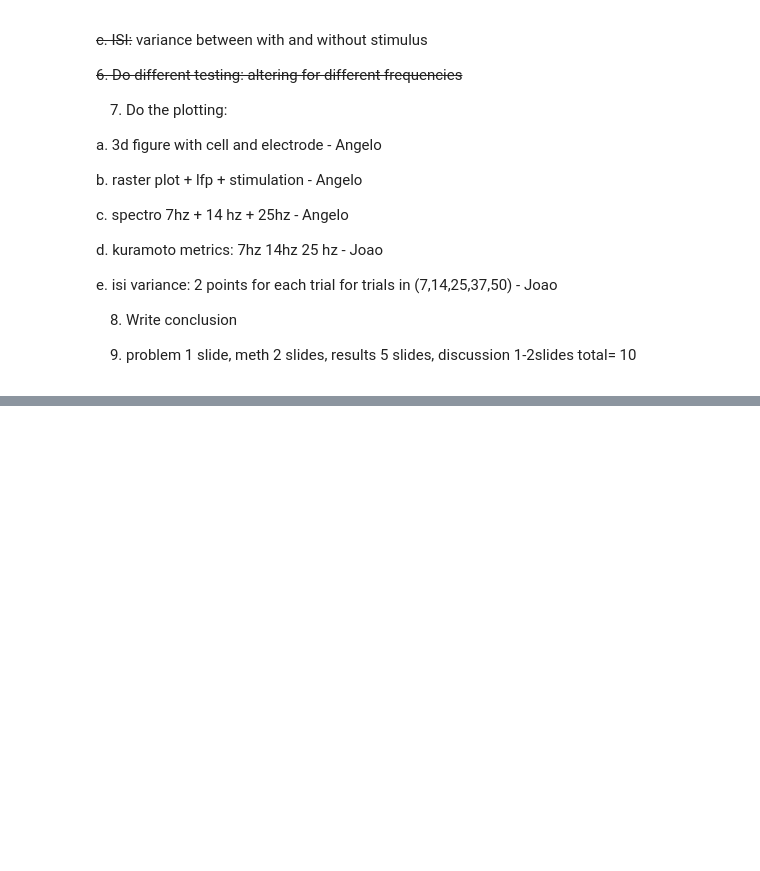
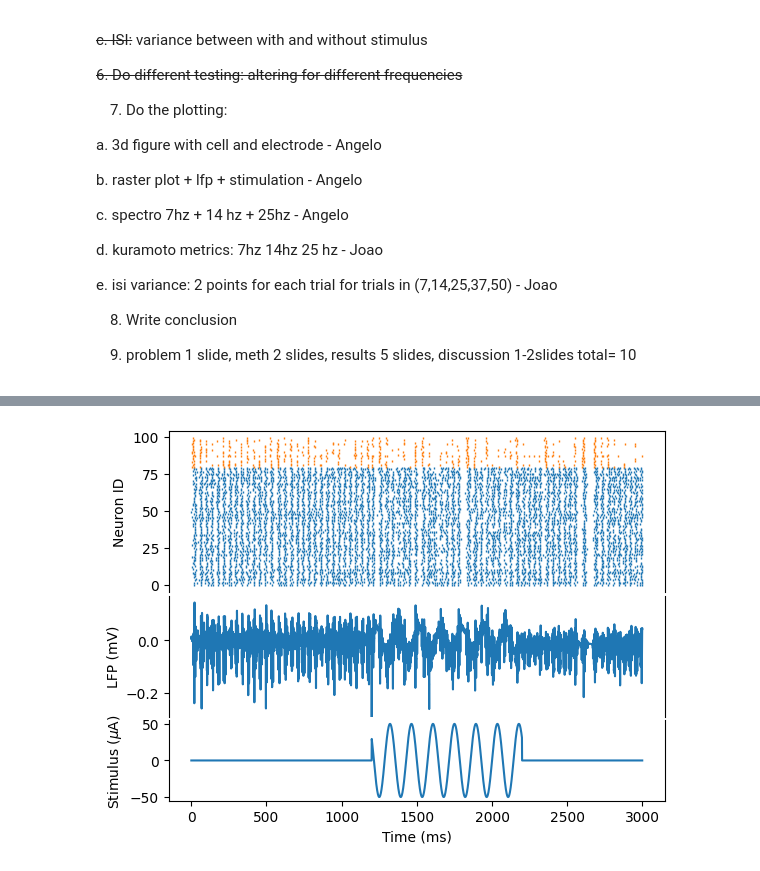
Before and after one commit to angeloodr/lasconProject, a Jupyter notebook: projeto_oficial.ipynb, the cells around one changed output, grey strips where cells are left out. Drawn from its saved outputs; the diff is of its cells as text; code cells hidden in the pictures; blank space fills up the shorter version.

```diff
--- a/projeto_oficial.ipynb
+++ b/projeto_oficial.ipynb
@@ -486,0 +430,30 @@ plt.plot(pulse)
+# %%
+fig = plt.figure()
+grid = plt.GridSpec(3, 1,height_ratios=[2,1.5,1], hspace=0.03)
+
+ax_0 = fig.add_subplot(grid[0])
+ax_0.plot(spktime[spkid<80], spkid[spkid<80],'|', markersize=0.8)
+ax_0.plot(spktime[spkid>=80], spkid[spkid>=80],'|' , markersize=0.8)
+ax_0.set_xticklabels([])
+ax_0.set_xticks([])
+ax_0.spines['bottom'].set_visible(False)
+ax_0.set_ylabel('Neuron ID')
+
+ax_1 = fig.add_subplot(grid[1])
+ax_1.plot(np.arange(0,3000, 0.1),lfpdata)
+ax_1.set_xticklabels([])
+ax_1.set_xticks([])
+ax_1.set_ylim([-0.29,0.17])
+ax_1.spines[['bottom','top']].set_visible(False)
+ax_1.set_ylabel('LFP (mV)')
+
+
+ax_2 = fig.add_subplot(grid[2])
+ax_2.plot(pulse*0.001)
+ax_2.spines['top'].set_visible(False)
+ax_2.set_ylabel('Stimulus ($\mu$A)')
+ax_2.set_xlabel('Time (ms)')
+
+fig.savefig(fname=f"raster_LFP_Stim_{acs_params['frequency']}Hz")
+# %% [output]
+[figure, added]
```
Also changed, not shown: parts of 13 cells of this notebook, 38 other files.
